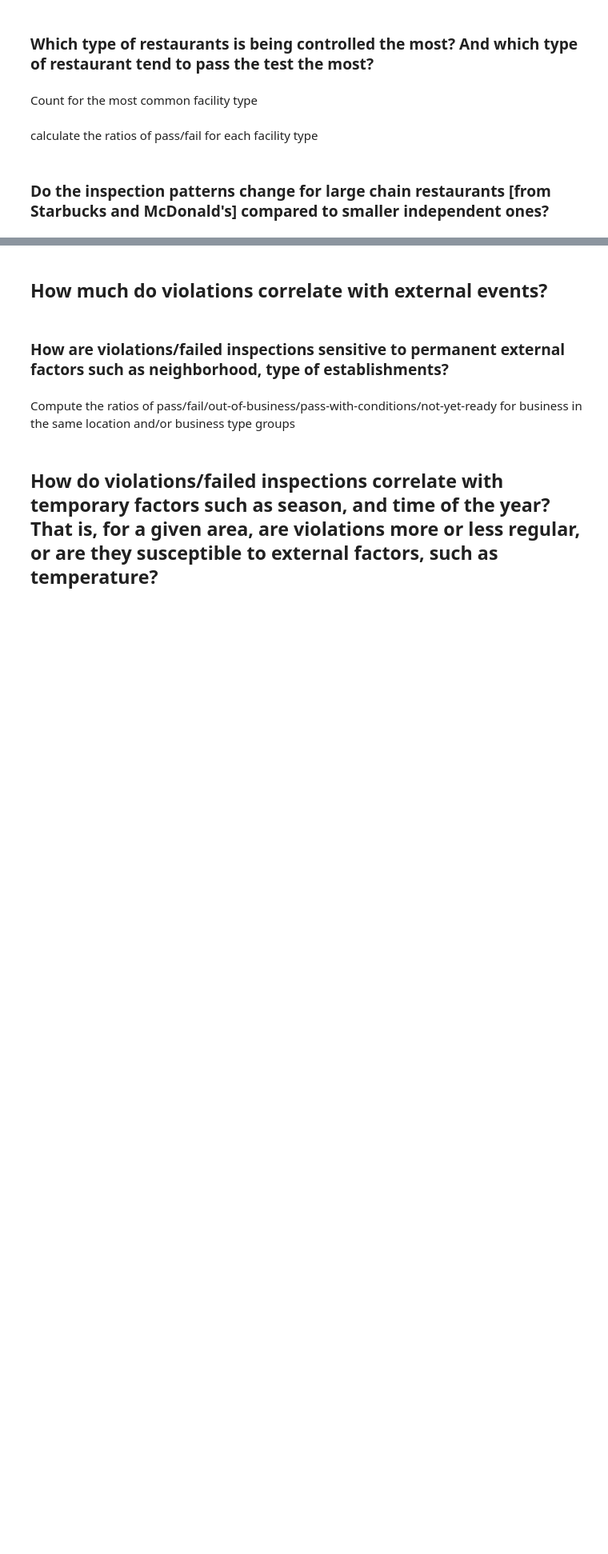
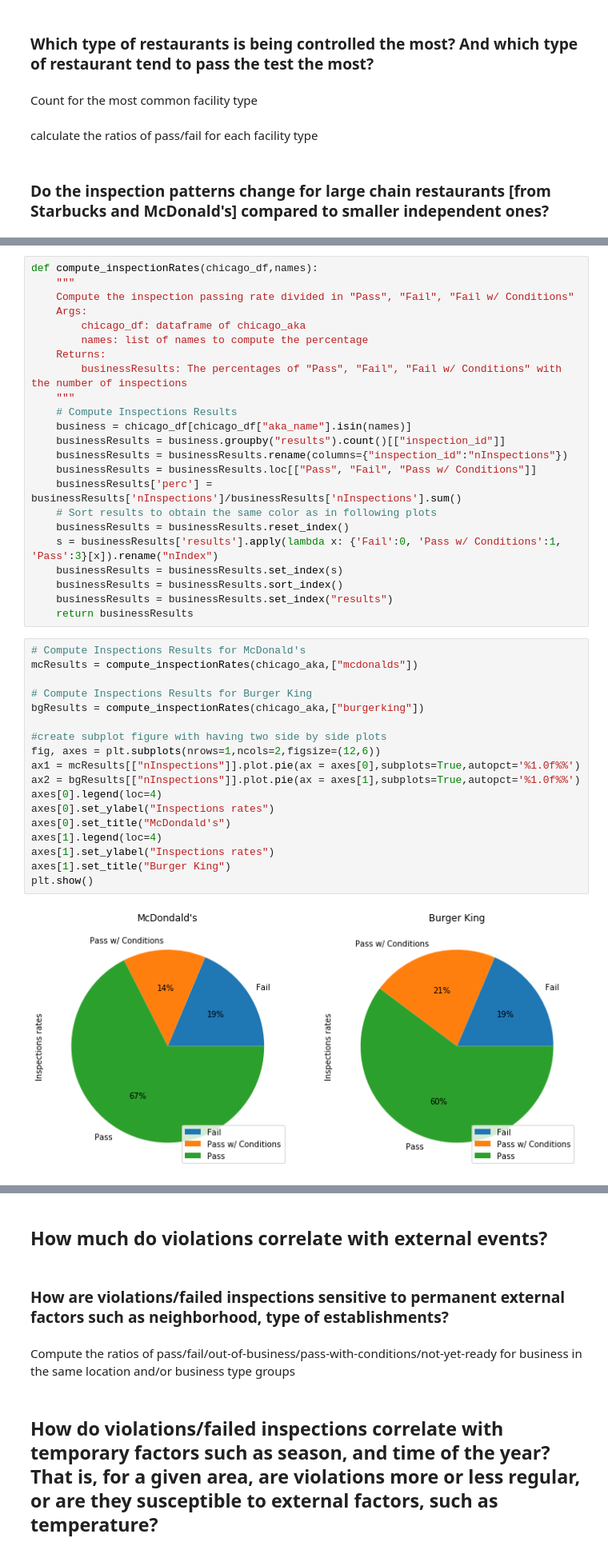
Before and after one commit to MNabegh/ADAknow, a Jupyter notebook: analysis.ipynb, the cells around one changed output, grey strips where cells are left out. Shown at 80% size. Cells and saved outputs as stored; diff of their text form; blank space fills up the shorter version.

```diff
--- a/analysis.ipynb
+++ b/analysis.ipynb
@@ -1743,0 +1755,43 @@ compare ratios of pass/fail/out-of-business/pass-with-conditions/not-yet-ready f
+# %%
+def compute_inspectionRates(chicago_df,names):
+    """
+    Compute the inspection passing rate divided in "Pass", "Fail", "Fail w/ Conditions"
+    Args:
+        chicago_df: dataframe of chicago_aka
+        names: list of names to compute the percentage
+    Returns:
+        businessResults: The percentages of "Pass", "Fail", "Fail w/ Conditions" with the number of inspections
+    """
+    # Compute Inspections Results
+    business = chicago_df[chicago_df["aka_name"].isin(names)]
+    businessResults = business.groupby("results").count()[["inspection_id"]]
+    businessResults = businessResults.rename(columns={"inspection_id":"nInspections"})
+    businessResults = businessResults.loc[["Pass", "Fail", "Pass w/ Conditions"]]
+    businessResults['perc'] = businessResults['nInspections']/businessResults['nInspections'].sum()
+    # Sort results to obtain the same color as in following plots
+    businessResults = businessResults.reset_index()
+    s = businessResults['results'].apply(lambda x: {'Fail':0, 'Pass w/ Conditions':1, 'Pass':3}[x]).rename("nIndex")
+    businessResults = businessResults.set_index(s)
+    businessResults = businessResults.sort_index()
+    businessResults = businessResults.set_index("results")
+    return businessResults
+# %%
+# Compute Inspections Results for McDonald's
+mcResults = compute_inspectionRates(chicago_aka,["mcdonalds"])
+
+# Compute Inspections Results for Burger King
+bgResults = compute_inspectionRates(chicago_aka,["burgerking"])
+
+#create subplot figure with having two side by side plots
+fig, axes = plt.subplots(nrows=1,ncols=2,figsize=(12,6))
+ax1 = mcResults[["nInspections"]].plot.pie(ax = axes[0],subplots=True,autopct='%1.0f%%')
+ax2 = bgResults[["nInspections"]].plot.pie(ax = axes[1],subplots=True,autopct='%1.0f%%')
+axes[0].legend(loc=4)
+axes[0].set_ylabel("Inspections rates")
+axes[0].set_title("McDondald's")
+axes[1].legend(loc=4)
+axes[1].set_ylabel("Inspections rates")
+axes[1].set_title("Burger King")
+plt.show()
+# %% [output]
+[figure, added]
```
Also changed, not shown: parts of 68 cells of this notebook.
